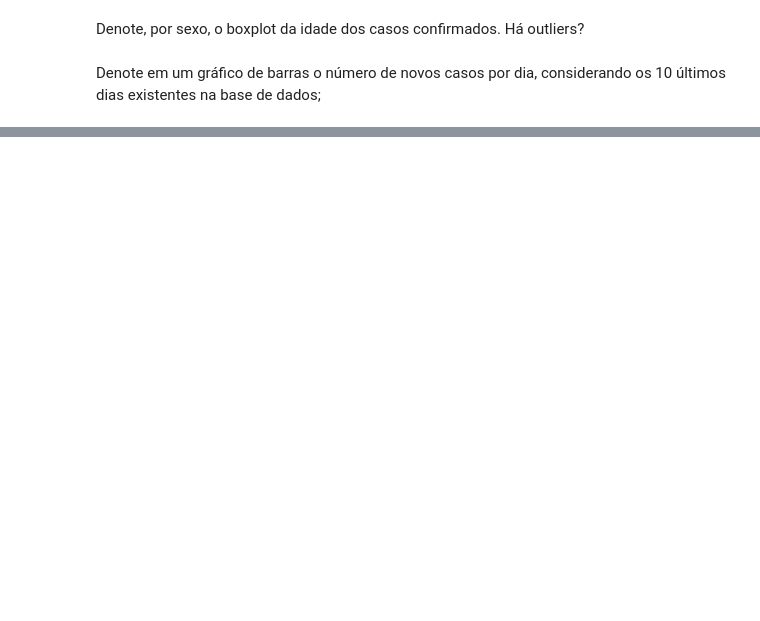
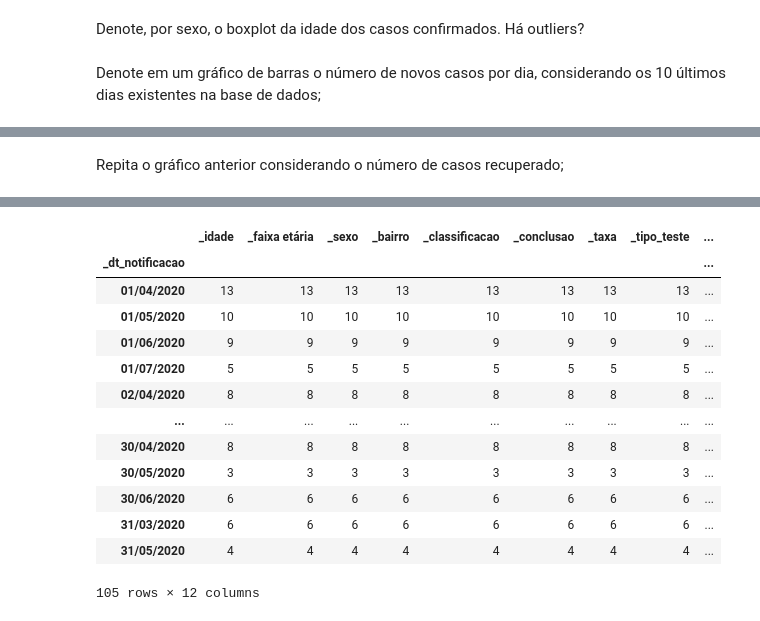
Before and after one commit to levidasilvalima/RNA-PP1, a Jupyter notebook: RedesNeuraisArtificiais_Projeto1.ipynb, the cells around one changed output, grey strips where cells are left out. Saved outputs shown, nothing was run; the diff lists cells and outputs as text; code cells hidden in the pictures; blank space fills up the shorter version.

```diff
--- a/RedesNeuraisArtificiais_Projeto1.ipynb
+++ b/RedesNeuraisArtificiais_Projeto1.ipynb
@@ -298,3 +297,27 @@ fig.update_layout(autosize=False,width=600,height=500,)
 fig.show()
 # %% [output]
 [interactive output not drawn]
+# %% [markdown]
+Repita o gráfico anterior considerando o número de casos recuperado;
+# %%
+filterRecovered = df['_conclusao'] == "Recuperado" # Filtrar por individuos recuperados
+dfRecovered = df[filterRecovered]
+indexes = dfRecovered.groupby(["_dt_notificacao"]).count()
+arrayDay = []
+for i in indexes.index:
+  date = datetime.strptime(i, '%d/%m/%Y').date()
+  arrayDay.append(date)
+arrayDay.sort(reverse=True)
+arrayDayTop10 = []
+for i in range (10):
+  arrayDayTop10.append(arrayDay[i].strftime("%d/%m/%Y"))
+values = []
+for j in arrayDayTop10:
+  for i in range(len(indexes.index)):
+    if indexes.index[i] == j:
+      values.append(indexes["_idade"][i])
+fig = go.Figure()
+fig.add_trace(go.Bar(x=arrayDayTop10,y=values))
+fig.update_layout(autosize=False,width=600,height=500,)
+fig.show()
+# %% [output]
@@ -300,0 +325,14 @@ fig.show()
+|  | _idade | _faixa etária | _sexo | _bairro | _classificacao | _conclusao | _taxa | _tipo_teste | ... |
+| _dt_notificacao |  |  |  |  |  |  |  |  | ... |
+| 01/04/2020 | 13 | 13 | 13 | 13 | 13 | 13 | 13 | 13 | ... |
+| 01/05/2020 | 10 | 10 | 10 | 10 | 10 | 10 | 10 | 10 | ... |
+| 01/06/2020 | 9 | 9 | 9 | 9 | 9 | 9 | 9 | 9 | ... |
+| 01/07/2020 | 5 | 5 | 5 | 5 | 5 | 5 | 5 | 5 | ... |
+| 02/04/2020 | 8 | 8 | 8 | 8 | 8 | 8 | 8 | 8 | ... |
+| ... | ... | ... | ... | ... | ... | ... | ... | ... | ... |
+| 30/04/2020 | 8 | 8 | 8 | 8 | 8 | 8 | 8 | 8 | ... |
+| 30/05/2020 | 3 | 3 | 3 | 3 | 3 | 3 | 3 | 3 | ... |
+| 30/06/2020 | 6 | 6 | 6 | 6 | 6 | 6 | 6 | 6 | ... |
+| 31/03/2020 | 6 | 6 | 6 | 6 | 6 | 6 | 6 | 6 | ... |
+| 31/05/2020 | 4 | 4 | 4 | 4 | 4 | 4 | 4 | 4 | ... |
+105 rows × 12 columns
```
Also changed, not shown: parts of 3 cells of this notebook.
